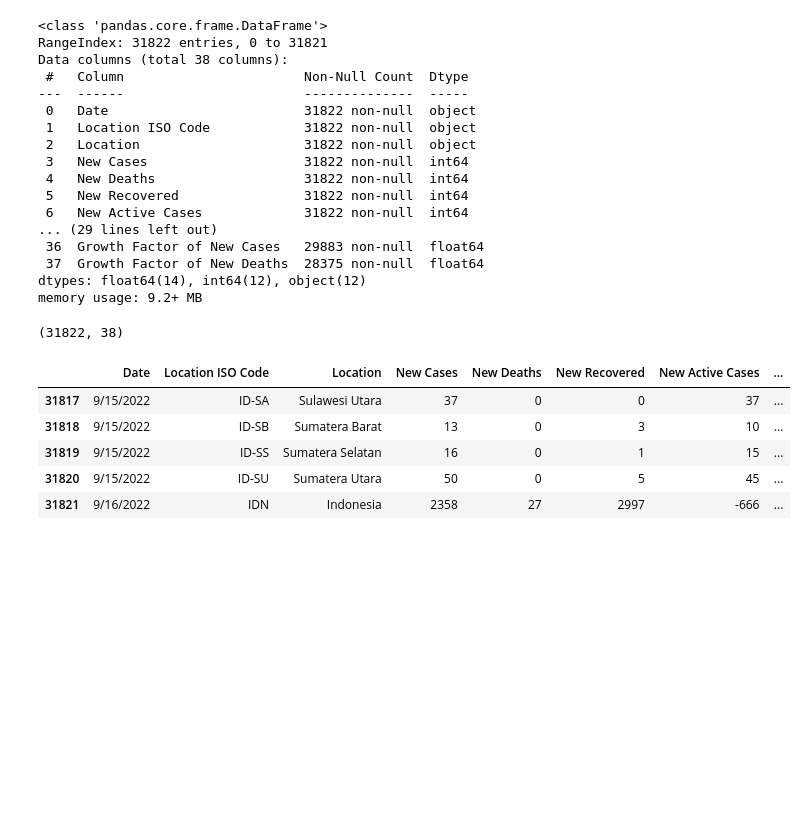
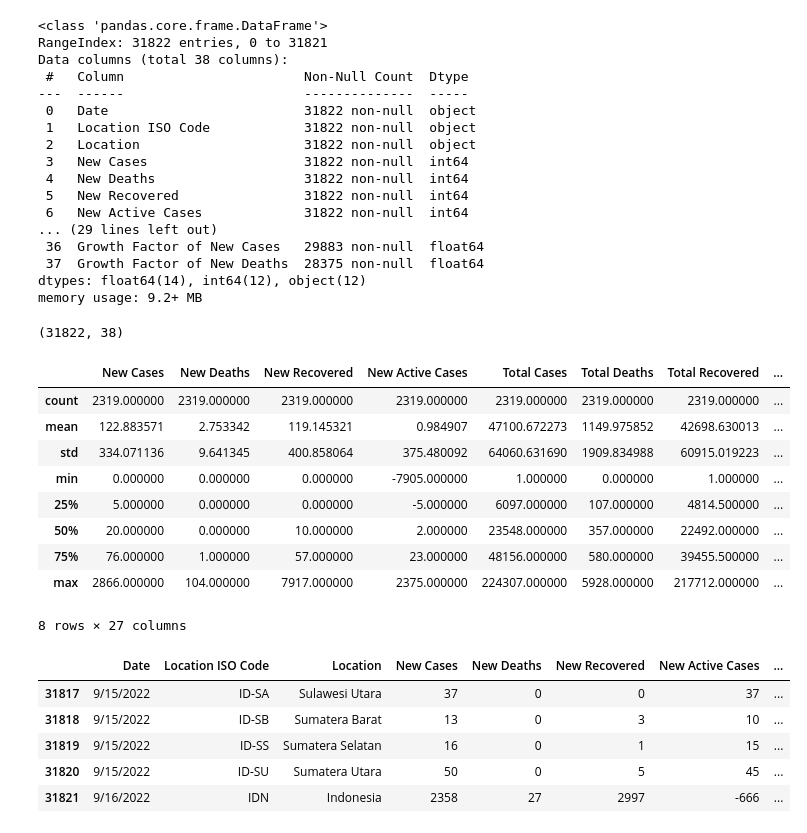
Before and after one commit to Errouza/TubesDaming, a Jupyter notebook: notebook.ipynb, the cells around one changed output. Drawn from its saved outputs; the diff is of its cells as text; code cells hidden in the pictures; blank space fills up the shorter version.

```diff
--- a/notebook.ipynb
+++ b/notebook.ipynb
@@ -45,6 +50,19 @@ memory usage: 9.2+ MB
 data.shape
 # %% [output]
 (31822, 38)
+# %%
+data.describe()
+# %% [output]
+|  | New Cases | New Deaths | New Recovered | New Active Cases | Total Cases | Total Deaths | Total Recovered | ... |
+| count | 2319.000000 | 2319.000000 | 2319.000000 | 2319.000000 | 2319.000000 | 2319.000000 | 2319.000000 | ... |
+| mean | 122.883571 | 2.753342 | 119.145321 | 0.984907 | 47100.672273 | 1149.975852 | 42698.630013 | ... |
+| std | 334.071136 | 9.641345 | 400.858064 | 375.480092 | 64060.631690 | 1909.834988 | 60915.019223 | ... |
+| min | 0.000000 | 0.000000 | 0.000000 | -7905.000000 | 1.000000 | 0.000000 | 1.000000 | ... |
+| 25% | 5.000000 | 0.000000 | 0.000000 | -5.000000 | 6097.000000 | 107.000000 | 4814.500000 | ... |
+| 50% | 20.000000 | 0.000000 | 10.000000 | 2.000000 | 23548.000000 | 357.000000 | 22492.000000 | ... |
+| 75% | 76.000000 | 1.000000 | 57.000000 | 23.000000 | 48156.000000 | 580.000000 | 39455.500000 | ... |
+| max | 2866.000000 | 104.000000 | 7917.000000 | 2375.000000 | 224307.000000 | 5928.000000 | 217712.000000 | ... |
+8 rows × 27 columns
 # %%
 data.tail()
 # %% [output]
```
Also changed, not shown: parts of 18 cells of this notebook, 8 other files.
